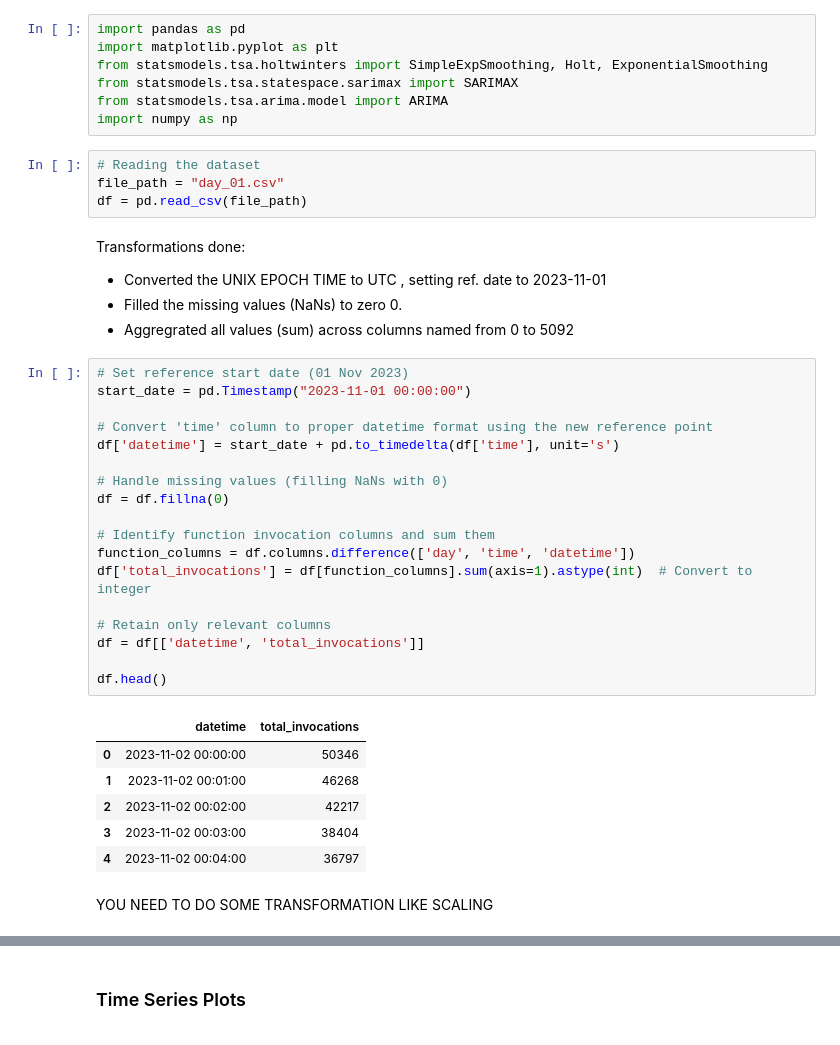
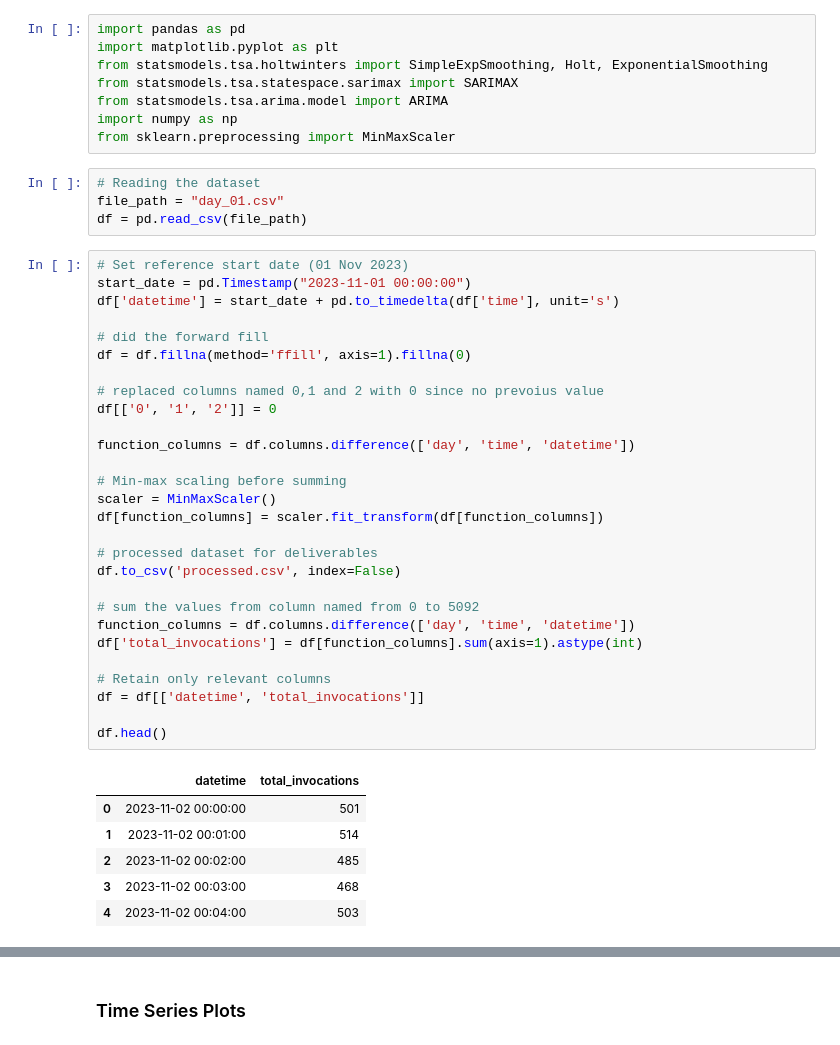
Before and after one commit to Suraez/time_series, a Jupyter notebook: Huwaei_invocation_dataset.ipynb, the cells around one changed output, grey strips where cells are left out. Drawn from its saved outputs; the diff is of its cells as text.

```diff
--- a/Huwaei_invocation_dataset.ipynb
+++ b/Huwaei_invocation_dataset.ipynb
@@ -16,41 +7,43 @@ from statsmodels.tsa.holtwinters import SimpleExpSmoothing, Holt, ExponentialSmo
 from statsmodels.tsa.statespace.sarimax import SARIMAX
 from statsmodels.tsa.arima.model import ARIMA
 import numpy as np
+from sklearn.preprocessing import MinMaxScaler
 # %%
 # Reading the dataset
 file_path = "day_01.csv"
 df = pd.read_csv(file_path)
-# %% [markdown]
-Transformations done:
-
-
-*   Converted the UNIX EPOCH TIME to UTC , setting ref. date to 2023-11-01
-*   Filled the missing values (NaNs) to zero 0.
-*   Aggregrated all values (sum) across columns named from 0 to 5092
 # %%
 # Set reference start date (01 Nov 2023)
 start_date = pd.Timestamp("2023-11-01 00:00:00")
-
-# Convert 'time' column to proper datetime format using the new reference point
 df['datetime'] = start_date + pd.to_timedelta(df['time'], unit='s')
 
-# Handle missing values (filling NaNs with 0)
-df = df.fillna(0)
+# did the forward fill
+df = df.fillna(method='ffill', axis=1).fillna(0)
 
-# Identify function invocation columns and sum them
+# replaced columns named 0,1 and 2 with 0 since no prevoius value
+df[['0', '1', '2']] = 0
+
 function_columns = df.columns.difference(['day', 'time', 'datetime'])
-df['total_invocations'] = df[function_columns].sum(axis=1).astype(int)  # Convert to integer
+
+# Min-max scaling before summing
+scaler = MinMaxScaler()
+df[function_columns] = scaler.fit_transform(df[function_columns])
+
+# processed dataset for deliverables
+df.to_csv('processed.csv', index=False)
+
+# sum the values from column named from 0 to 5092
+function_columns = df.columns.difference(['day', 'time', 'datetime'])
+df['total_invocations'] = df[function_columns].sum(axis=1).astype(int)
 
 # Retain only relevant columns
 df = df[['datetime', 'total_invocations']]
 
 df.head()
 # %% [output]
 |  | datetime | total_invocations |
-| 0 | 2023-11-02 00:00:00 | 50346 |
-| 1 | 2023-11-02 00:01:00 | 46268 |
-| 2 | 2023-11-02 00:02:00 | 42217 |
-| 3 | 2023-11-02 00:03:00 | 38404 |
-| 4 | 2023-11-02 00:04:00 | 36797 |
+| 0 | 2023-11-02 00:00:00 | 501 |
+| 1 | 2023-11-02 00:01:00 | 514 |
+| 2 | 2023-11-02 00:02:00 | 485 |
+| 3 | 2023-11-02 00:03:00 | 468 |
+| 4 | 2023-11-02 00:04:00 | 503 |
-# %% [markdown]
-YOU NEED TO DO SOME TRANSFORMATION LIKE SCALING
```
Also changed, not shown: parts of 26 cells of this notebook.
